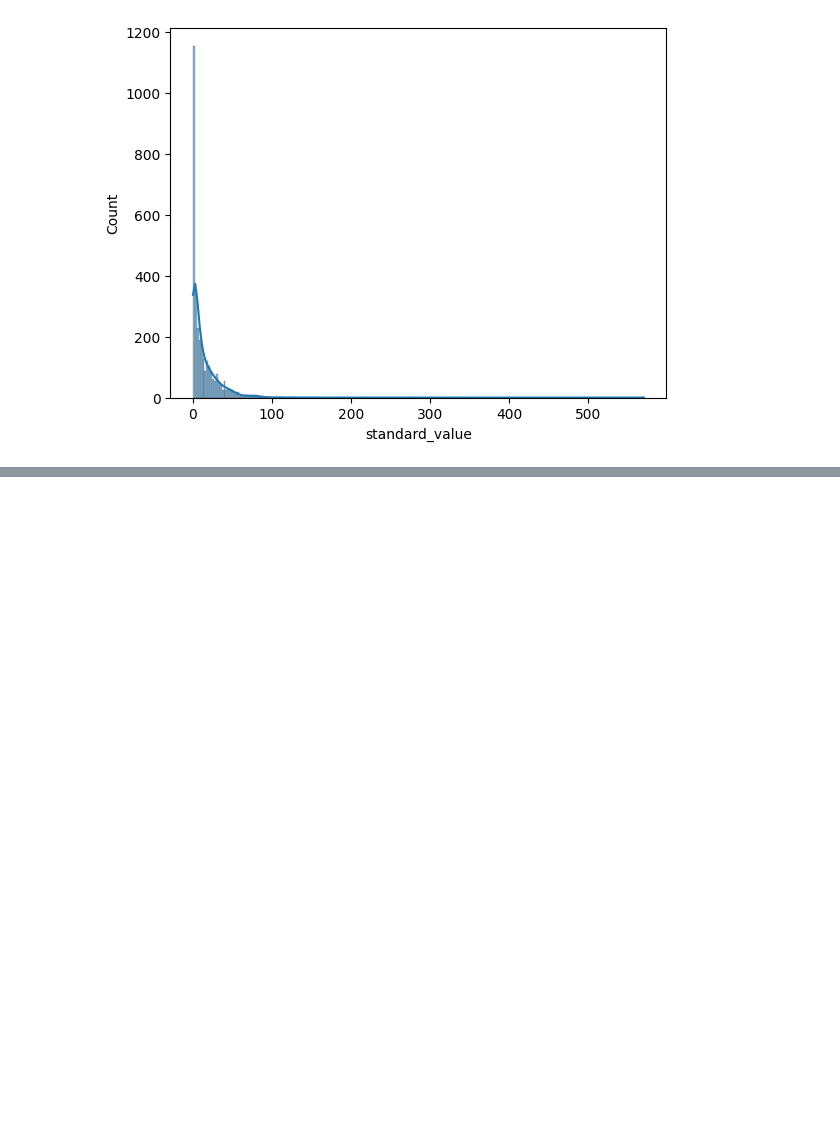
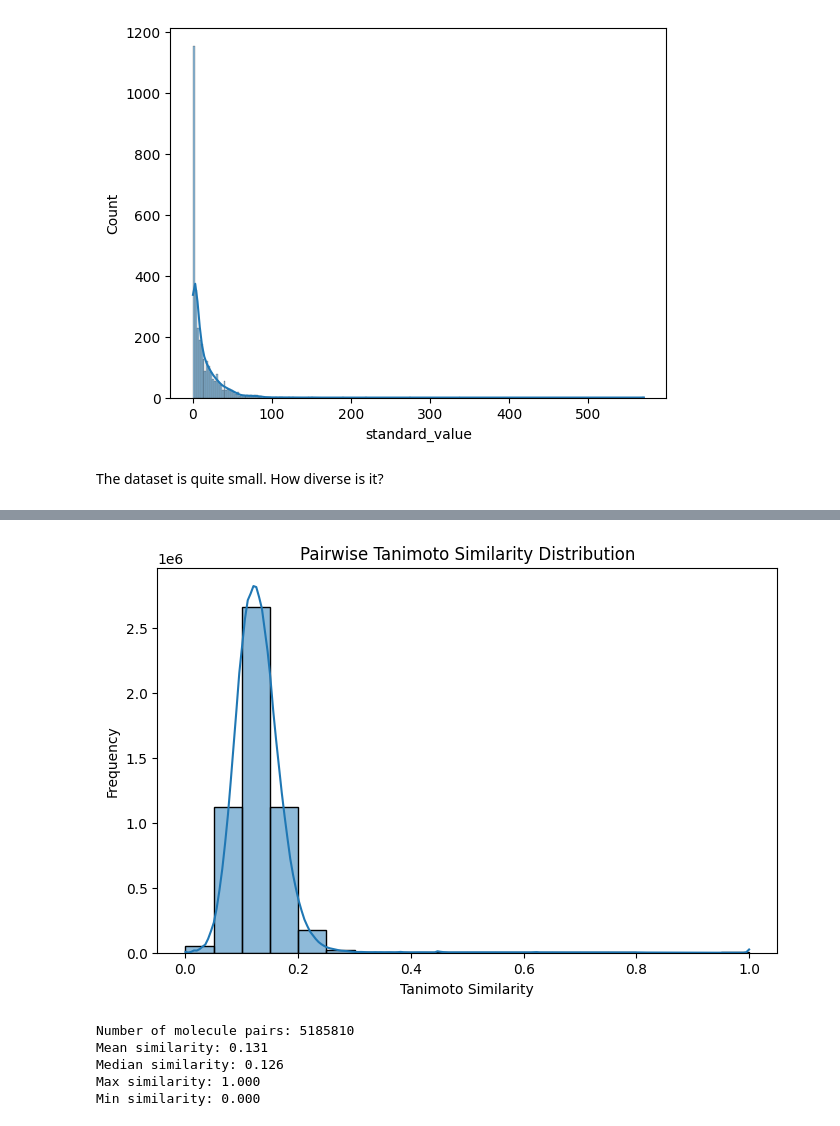
Before and after one commit to coreytaylorcompchem/comp_chem, a Jupyter notebook: ml/adme_models/caco2/2025-09-21_retrieve_chembl_caco2.ipynb, the cells around one changed output, grey strips where cells are left out. Cells and saved outputs as stored; diff of their text form; code cells hidden in the pictures; blank space fills up the shorter version.

```diff
--- a/ml/adme_models/caco2/2025-09-21_retrieve_chembl_caco2.ipynb
+++ b/ml/adme_models/caco2/2025-09-21_retrieve_chembl_caco2.ipynb
@@ -315,3 +315,42 @@ sns.histplot(data=filtered_df, x="standard_value", kde=True)
 # %% [output]
 <Axes: xlabel='standard_value', ylabel='Count'>
 [figure]
+# %% [markdown]
+The dataset is quite small. How diverse is it?
+# %%
+from rdkit import Chem
+from rdkit.Chem import AllChem, DataStructs
+import numpy as np
+import matplotlib.pyplot as plt
+import seaborn as sns
+
+
+
+# Convert SMILES to molecules and compute Morgan fingerprints (radius=2, 1024 bits)
+mols = [Chem.MolFromSmiles(sm) for sm in filtered_df.smiles]
+fps = [AllChem.GetMorganFingerprintAsBitVect(m, radius=2, nBits=1024) for m in mols]
+
+# Compute pairwise Tanimoto similarity matrix (only upper triangle to avoid redundancy)
+similarities = []
+num_mols = len(fps)
+for i in range(num_mols):
+    for j in range(i+1, num_mols):
+        sim = DataStructs.TanimotoSimilarity(fps[i], fps[j])
+        similarities.append(sim)
+
+# Plot the similarity distribution
+plt.figure(figsize=(8,5))
+sns.histplot(similarities, bins=20, kde=True)
+plt.title("Pairwise Tanimoto Similarity Distribution")
+plt.xlabel("Tanimoto Similarity")
+plt.ylabel("Frequency")
+plt.savefig('_images/pairwise_tanimoto_similarity.png')
+plt.show()
+
+# Print some statistics
+print(f"Number of molecule pairs: {len(similarities)}")
+print(f"Mean similarity: {np.mean(similarities):.3f}")
+print(f"Median similarity: {np.median(similarities):.3f}")
+print(f"Max similarity: {np.max(similarities):.3f}")
+print(f"Min similarity: {np.min(similarities):.3f}")
+# %% [output]
@@ -317,0 +374,6 @@ sns.histplot(data=filtered_df, x="standard_value", kde=True)
+[figure, added]
+Number of molecule pairs: 5185810
+Mean similarity: 0.131
+Median similarity: 0.126
+Max similarity: 1.000
+Min similarity: 0.000
```
Also changed, not shown: parts of 11 cells of this notebook, 20 other files.
